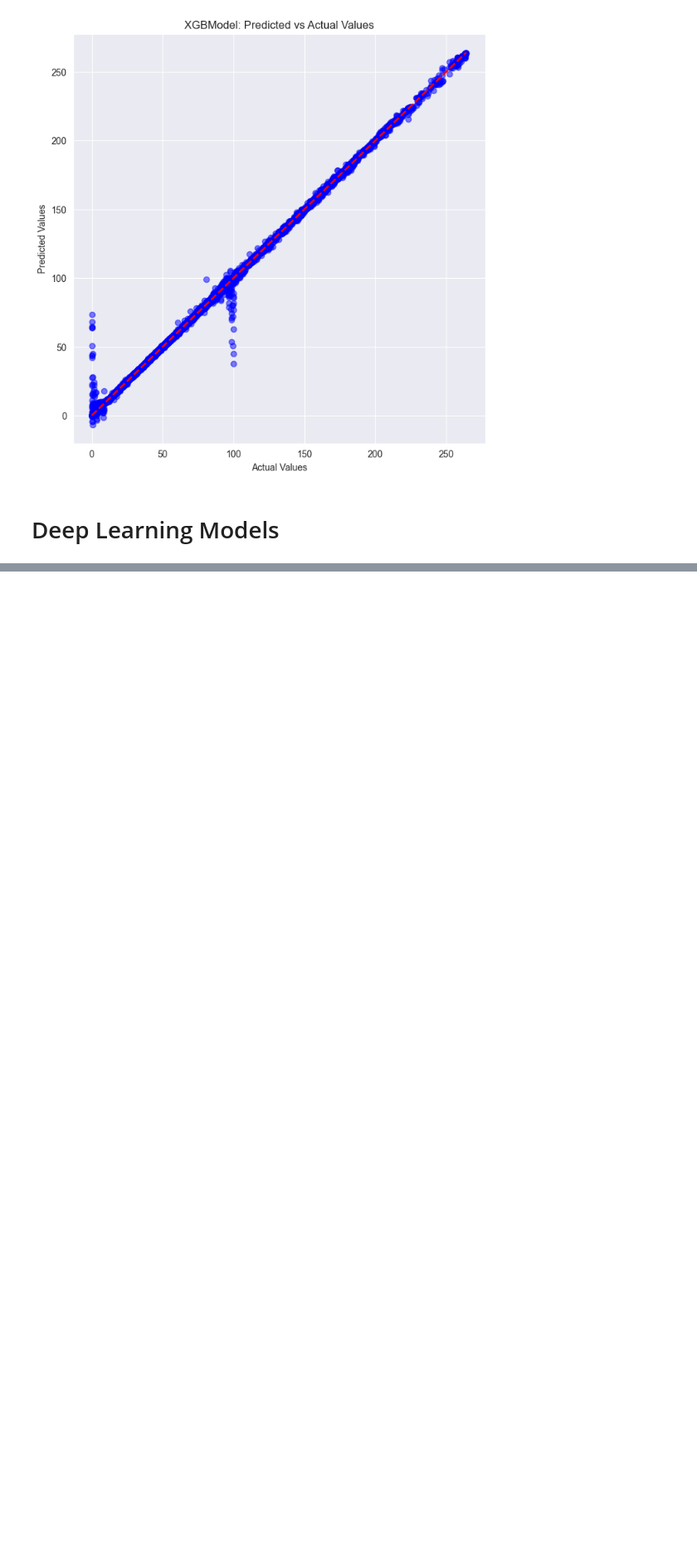
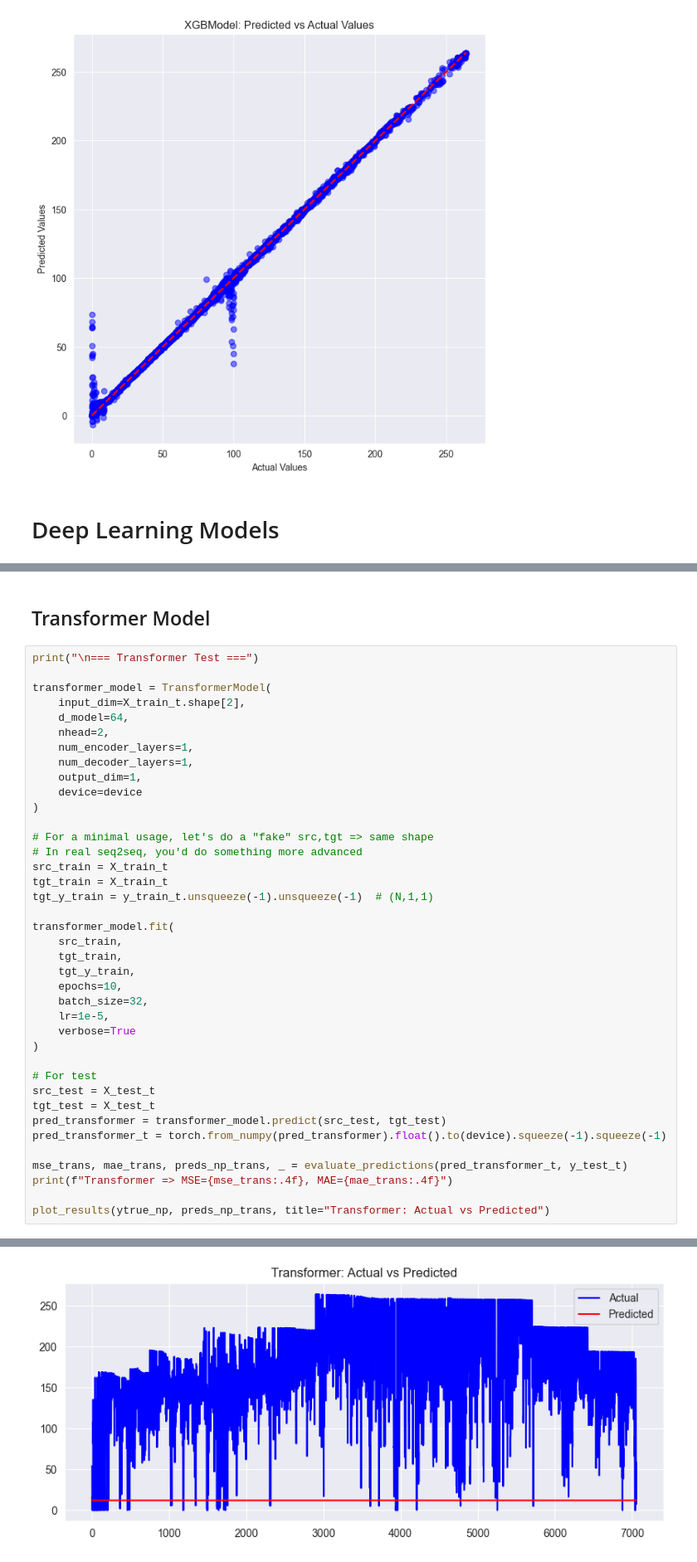
Before and after one commit to zahidesad/learning-from-data-kilowizards, a Jupyter notebook: notebooks/03_model_evaluation.ipynb, the cells around one changed output, grey strips where cells are left out. Shown at 83% size. Saved outputs shown, nothing was run; the diff lists cells and outputs as text; blank space fills up the shorter version.

```diff
--- a/notebooks/03_model_evaluation.ipynb
+++ b/notebooks/03_model_evaluation.ipynb
@@ -292,0 +434,42 @@ ValueError: x and y must have same first dimension, but have shapes (8160,) and
+# %% [markdown]
+## Transformer Model
+# %%
+print("\n=== Transformer Test ===")
+
+transformer_model = TransformerModel(
+    input_dim=X_train_t.shape[2],
+    d_model=64,
+    nhead=2,
+    num_encoder_layers=1,
+    num_decoder_layers=1,
+    output_dim=1,
+    device=device
+)
+
+# For a minimal usage, let's do a "fake" src,tgt => same shape
+# In real seq2seq, you'd do something more advanced
+src_train = X_train_t
+tgt_train = X_train_t
+tgt_y_train = y_train_t.unsqueeze(-1).unsqueeze(-1)  # (N,1,1)
+
+transformer_model.fit(
+    src_train,
+    tgt_train,
+    tgt_y_train,
+    epochs=10,
+    batch_size=32,
+    lr=1e-5,
+    verbose=True
+)
+
+# For test
+src_test = X_test_t
+tgt_test = X_test_t
+pred_transformer = transformer_model.predict(src_test, tgt_test)
+pred_transformer_t = torch.from_numpy(pred_transformer).float().to(device).squeeze(-1).squeeze(-1)
+
+mse_trans, mae_trans, preds_np_trans, _ = evaluate_predictions(pred_transformer_t, y_test_t)
+print(f"Transformer => MSE={mse_trans:.4f}, MAE={mae_trans:.4f}")
+
+plot_results(ytrue_np, preds_np_trans, title="Transformer: Actual vs Predicted")
+# %% [output]
@@ -292,0 +488 @@ ValueError: x and y must have same first dimension, but have shapes (8160,) and
+[figure, added]
```
Also changed, not shown: parts of 20 cells of this notebook, 5 other files.
